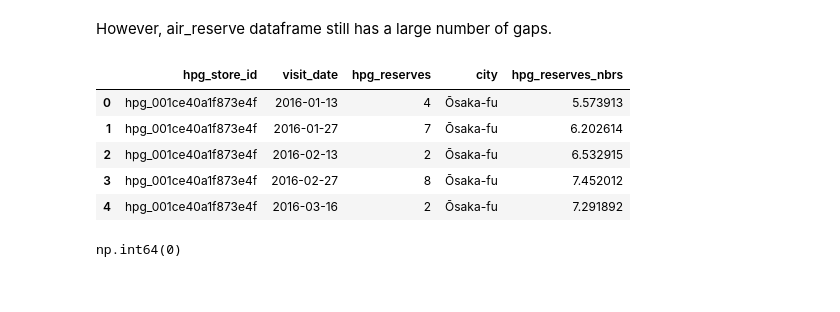
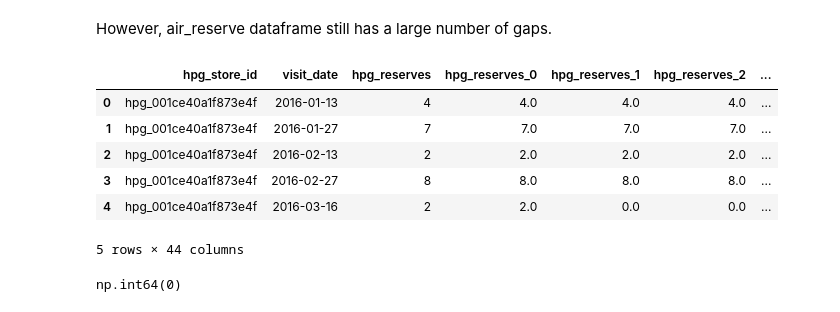
Before and after one commit to Lymuthien/mentoring_program, a Jupyter notebook: notebooks/2.0-feature-engineering.ipynb, the cells around one changed output. Drawn from its saved outputs; the diff is of its cells as text; code cells hidden in the pictures.

```diff
--- a/notebooks/2.0-feature-engineering.ipynb
+++ b/notebooks/2.0-feature-engineering.ipynb
@@ -93,4 +94,6 @@ air_store_df = air_store_df.drop([AIR_AREA_COL, LATITUDE_COL, LONGITUDE_COL], ax
 ### Reserve dataframes
 # %% [markdown]
 For further work, it is necessary to know the total number of reservations in the restaurant per day.
+# %%
+hpg_reserve_df = remove_repetitions(air_reserve_df, hpg_reserve_df)
 # %%
@@ -114,19 +118,20 @@ np.int64(0)
 # %% [markdown]
 However, air_reserve dataframe still has a large number of gaps.
 # %%
-hpg_res_sum = add_sum_of_reserves(hpg_reserve_df, RESERVE_HPG_COL, HPG_RESTAURANT_ID_COL)
+hpg_res_sum = add_sum_of_reserves(hpg_reserve_df, RESERVE_HPG_COL, HPG_RESTAURANT_ID_COL, max_res_diff=39)
 hpg_res_sum = hpg_res_sum.merge(
     hpg_store_df[[HPG_RESTAURANT_ID_COL, CITY_COL]], on=HPG_RESTAURANT_ID_COL
 )
 hpg_res_sum = add_nbrs_reserves(hpg_res_sum, RESERVE_HPG_COL, CITY_COL, RESERVE_HPG_NBR_COL)
 hpg_res_sum.head()
 # %% [output]
-|  | hpg_store_id | visit_date | hpg_reserves | city | hpg_reserves_nbrs |
-| 0 | hpg_001ce40a1f873e4f | 2016-01-13 | 4 | Ōsaka-fu | 5.573913 |
-| 1 | hpg_001ce40a1f873e4f | 2016-01-27 | 7 | Ōsaka-fu | 6.202614 |
-| 2 | hpg_001ce40a1f873e4f | 2016-02-13 | 2 | Ōsaka-fu | 6.532915 |
-| 3 | hpg_001ce40a1f873e4f | 2016-02-27 | 8 | Ōsaka-fu | 7.452012 |
-| 4 | hpg_001ce40a1f873e4f | 2016-03-16 | 2 | Ōsaka-fu | 7.291892 |
+|  | hpg_store_id | visit_date | hpg_reserves | hpg_reserves_0 | hpg_reserves_1 | hpg_reserves_2 | ... |
+| 0 | hpg_001ce40a1f873e4f | 2016-01-13 | 4 | 4.0 | 4.0 | 4.0 | ... |
+| 1 | hpg_001ce40a1f873e4f | 2016-01-27 | 7 | 7.0 | 7.0 | 7.0 | ... |
+| 2 | hpg_001ce40a1f873e4f | 2016-02-13 | 2 | 2.0 | 2.0 | 2.0 | ... |
+| 3 | hpg_001ce40a1f873e4f | 2016-02-27 | 8 | 8.0 | 8.0 | 8.0 | ... |
+| 4 | hpg_001ce40a1f873e4f | 2016-03-16 | 2 | 2.0 | 0.0 | 0.0 | ... |
+5 rows × 44 columns
 # %%
 hpg_res_sum[RESERVE_HPG_NBR_COL].isna().sum()
 # %% [output]
```
Also changed, not shown: parts of 12 cells of this notebook, 4 other files.
